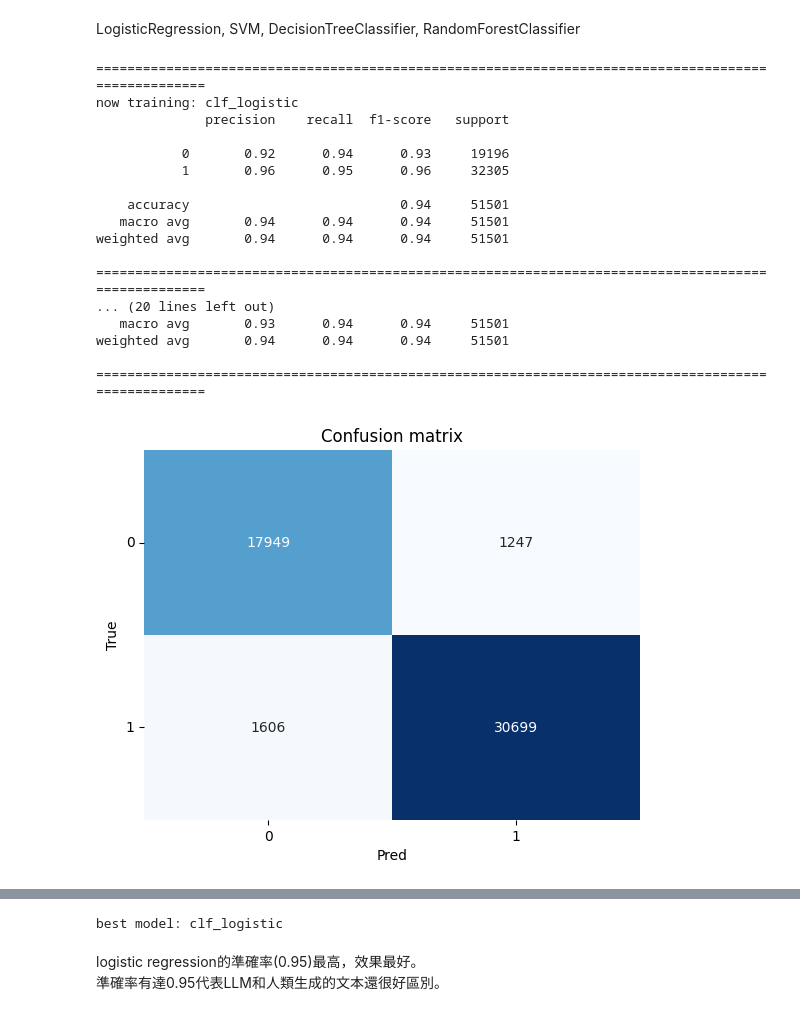
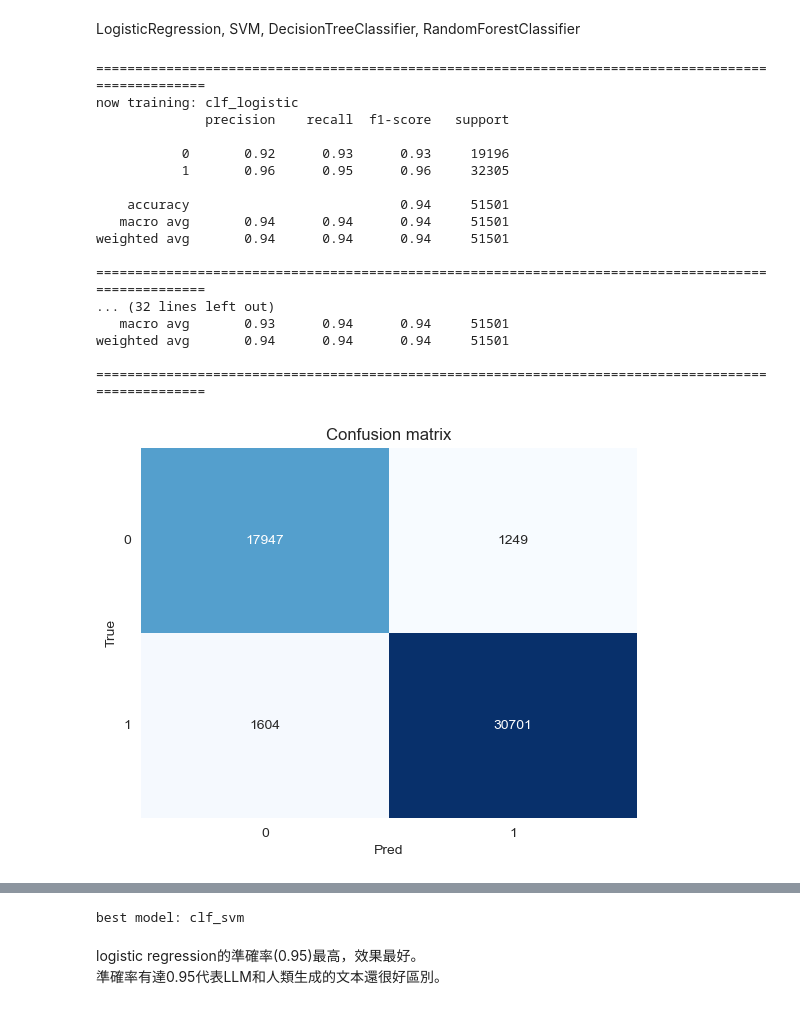
Before and after one commit to whats2000/LLMGenerateTextClassifier, a Jupyter notebook: TraditionalModelClassifier/Classifier.ipynb, the cells around one changed output, grey strips where cells are left out. Saved outputs shown, nothing was run; the diff lists cells and outputs as text; code cells hidden in the pictures.

```diff
--- a/TraditionalModelClassifier/Classifier.ipynb
+++ b/TraditionalModelClassifier/Classifier.ipynb
@@ -218,8 +224,8 @@ weighted avg       1.00      0.46      0.63      8306
 # %% [markdown]
 ## 1. 文字前處理
 # %%
-v4=pd.read_csv('/kaggle/input/daigt-v4-train-dataset/train_v4_drcat_01.csv')
-v4.head(3)
+v4 = pd.read_csv('../data/DAIGT V4 Train Dataset.csv')
+v4.head()
 # %% [output]
 |  | text | label | prompt_name | source | RDizzl3_seven | model |
 | 0 | Phones\n\nModern humans today are... | 0 | Phones and driving | persuade_corpus | False | human |
@@ -373,7 +383,6 @@ weighted avg       0.94      0.94      0.94     22072
 # 定義模型訓練組合
 ## pipeline: 資料處理 vectorizer + 分類器 clf
 ## 由於 cross-validation 會自動將資料分成 train/test，因此 input 只要給 X, y 即可
-
 def train_cv(vectorizer, clf, X, y):
 
     ## train classifier
@@ -382,7 +391,6 @@ def train_cv(vectorizer, clf, X, y):
     ## get cv results
     cv_results = cross_validate(clf, vec_X, y, cv=5, return_estimator=True)
     y_pred = cross_val_predict(clf, vec_X, y, cv=5)
-    y_pred_proba = cross_val_predict(clf, vec_X, y, cv=5, method="predict_proba")
 
     # one-hot encoding
     enc = OneHotEncoder(sparse_output=False)
@@ -422,42 +440,46 @@ LogisticRegression, SVM, DecisionTreeClassifier, RandomForestClassifier
 # 準備訓練資料
 X = data["text"]
 y = data["label"]
+
 # 把整個資料集七三切
 X_train, X_test, y_train, y_test = train_test_split(
     X, y, test_size=0.3, random_state=777
 )
+
 # 定義模型訓練組合
 model_set = dict()
 model_set['clf_logistic'] = LogisticRegression(max_iter=1000)
 model_set['clf_dtree'] = DecisionTreeClassifier()
-# model_set['clf_svm'] = svm.SVC(probability=True) # 要使用SVM的predict_proba的話，必須在叫出SVC的時候就將probability設為True
+model_set['clf_svm'] = svm.SVC(probability=True)
 model_set['clf_rf'] = RandomForestClassifier()
+
 # 定義 vectorizer
 vectorizer = CountVectorizer(max_features=1000, stop_words="english")
+
 # 存結果
 result_set = dict()
 
 for k, model in model_set.items():
     print("="*100)
     print(f"now training: {k}")
     result_set[k] = train_cv(vectorizer, model, X_train, y_train)
     print("="*100)
 # %% [output]
 ====================================================================================================
 now training: clf_logistic
               precision    recall  f1-score   support
 
-           0       0.92      0.94      0.93     19196
+           0       0.92      0.93      0.93     19196
            1       0.96      0.95      0.96     32305
 
     accuracy                           0.94     51501
    macro avg       0.94      0.94      0.94     51501
 weighted avg       0.94      0.94      0.94     51501
 
 ====================================================================================================
-... (20 lines left out)
+... (32 lines left out)
    macro avg       0.93      0.94      0.94     51501
 weighted avg       0.94      0.94      0.94     51501
 
 ====================================================================================================
-[figure, old version]
+[figure, new version]
@@ -475,7 +498,7 @@ for k, v in result_set.items():
         best_model_name = k
 print(f"best model: {best_model_name}")
 # %% [output]
-best model: clf_logistic
+best model: clf_svm
 # %% [markdown]
 logistic regression的準確率(0.95)最高，效果最好。<br>
 準確率有達0.95代表LLM和人類生成的文本還很好區別。
```
Also changed, not shown: parts of 17 cells of this notebook, 1 other file.
